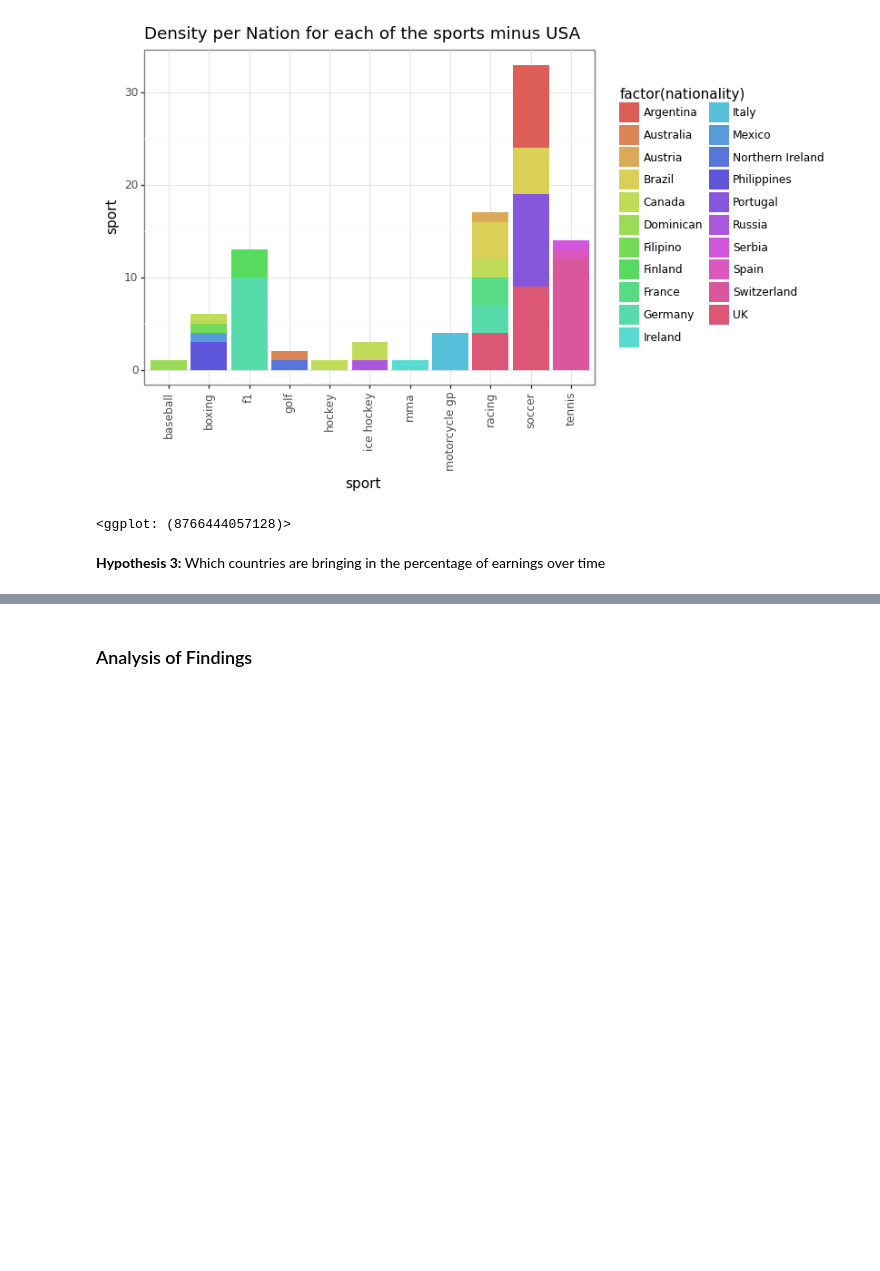
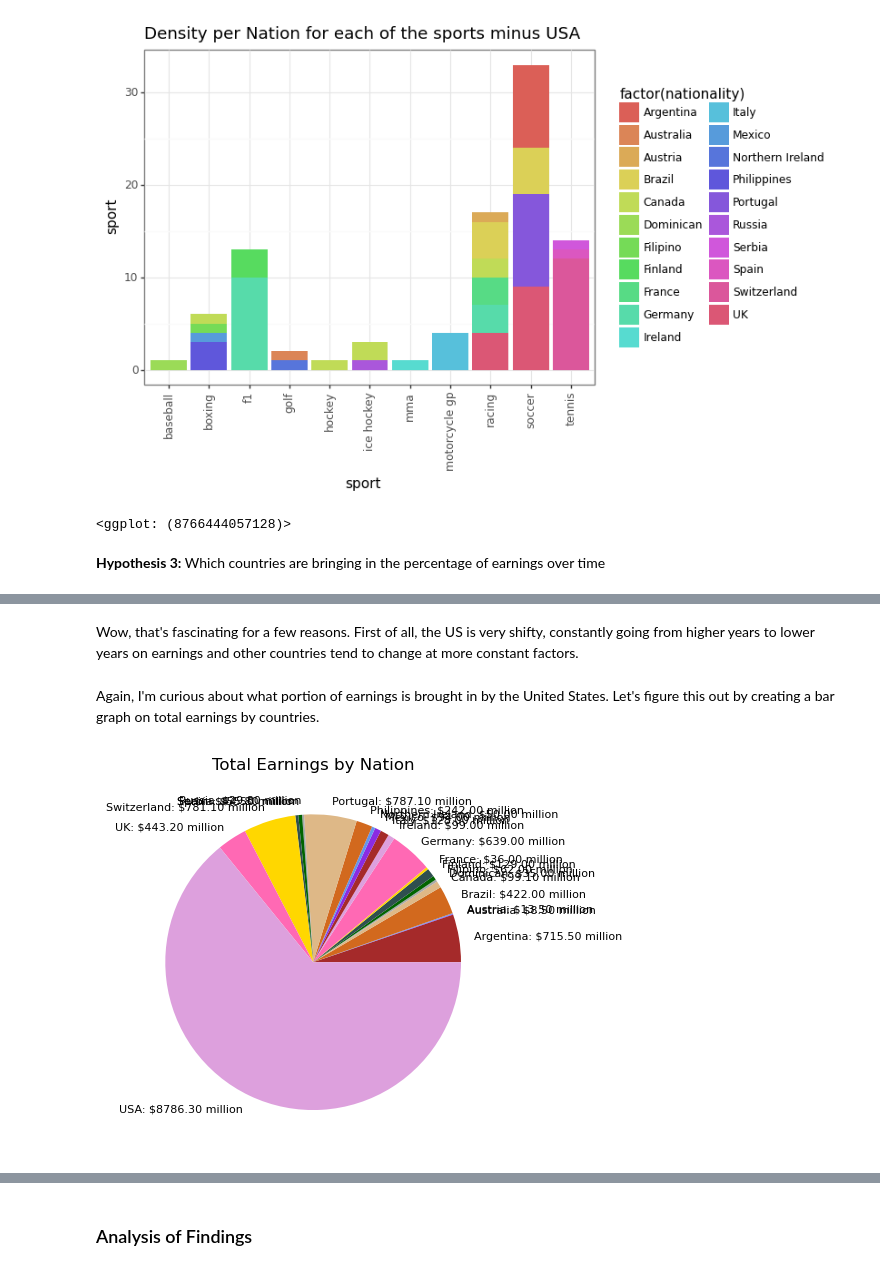
Before and after one commit to zoeshenrw/databootcamp-midterm, a Jupyter notebook: Nathan_Portion.ipynb, the cells around one changed output, grey strips where cells are left out. Saved outputs shown, nothing was run; the diff lists cells and outputs as text; code cells hidden in the pictures; blank space fills up the shorter version.

```diff
--- a/Nathan_Portion.ipynb
+++ b/Nathan_Portion.ipynb
@@ -126,0 +134,24 @@ Which countries are bringing in the percentage of earnings over time
+# %% [markdown]
+Wow, that's fascinating for a few reasons. First of all, the US is very shifty, constantly going from higher years to lower years on earnings and other countries tend to change at more constant factors.
+# %% [markdown]
+Again, I'm curious about what portion of earnings is brought in by the United States. Let's figure this out by creating a bar graph on total earnings by countries.
+# %%
+colors = ["#A52A2A", "#8A2BE2", "#6495ED", "#D2691E", "#DEB887",
+          "#A9A9A9", "#006400", "#2F4F4F", "#FFD700", "#FF69B4", "#DDA0DD"]
+
+country_density = df.groupby('nationality')['earnings'].sum()
+cydy_df = country_density.reset_index()
+# udps_df = udps_df.rename(columns={'nationality': 'sum_american'})
+cydy_df
+
+
+labels = [f"{country}: ${earnings:.2f} million"
+          for country, earnings in zip(cydy_df["nationality"],
+                                    cydy_df["earnings"])]
+
+plt.pie(cydy_df['earnings'], labels=labels,
+       colors=colors, textprops={"fontsize": 8})
+plt.title("Total Earnings by Nation")
+plt.show()
+# %% [output]
+[figure, added]
```
Also changed, not shown: parts of 9 cells of this notebook.
